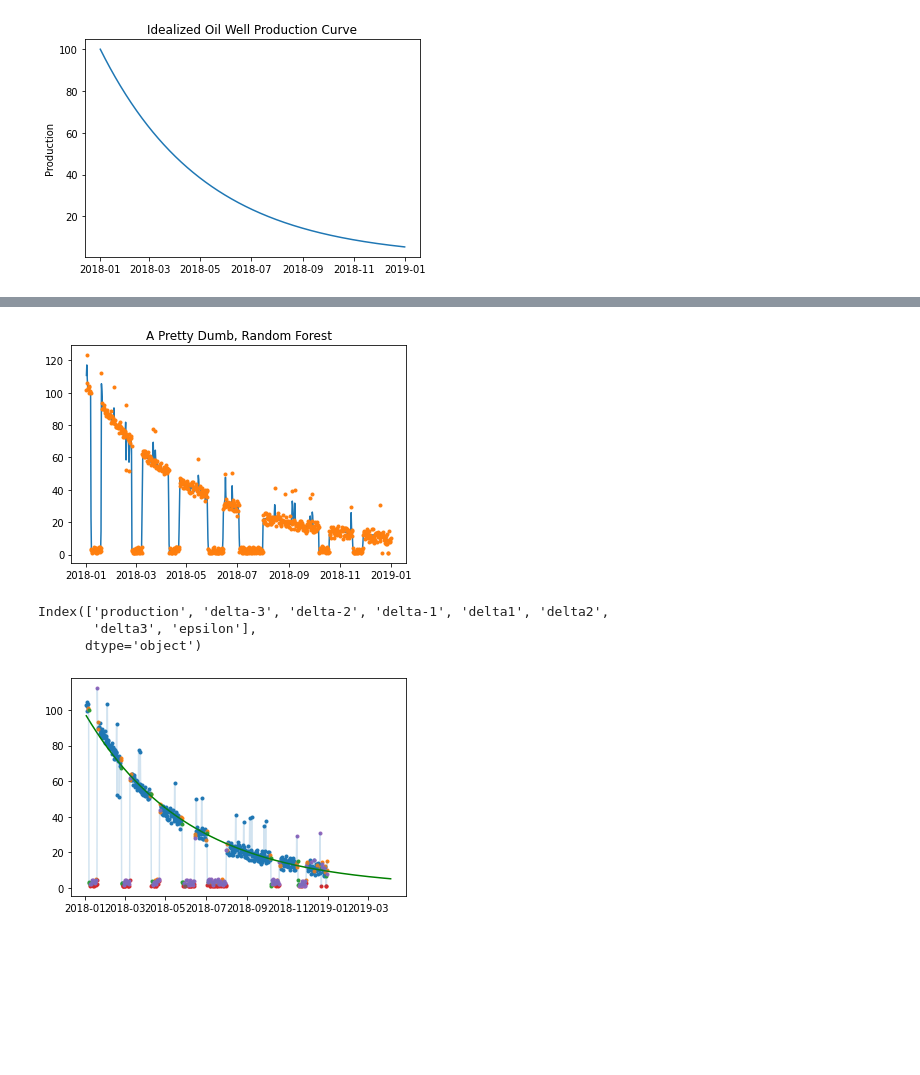
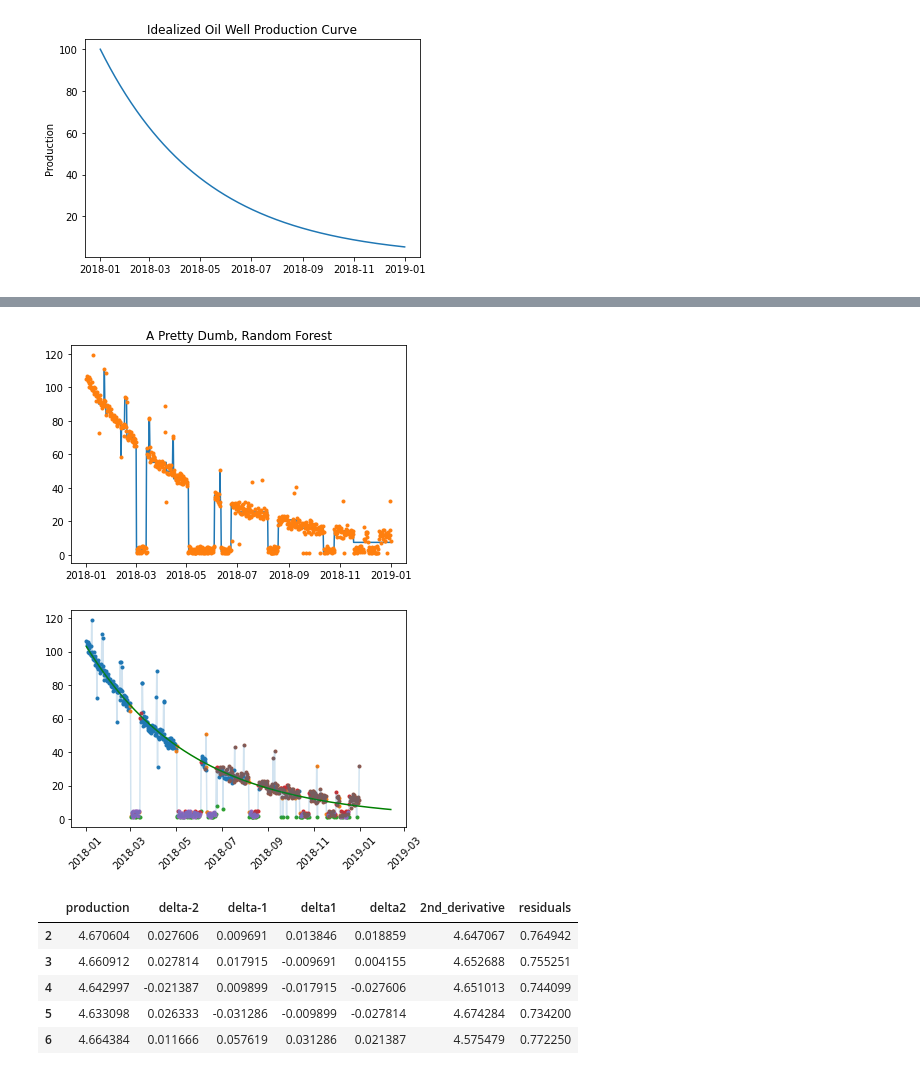
Before and after one commit to ljbelenky/decline, a Jupyter notebook: Production Modeling.ipynb, the cells around one changed output, grey strips where cells are left out. Drawn from its saved outputs; the diff is of its cells as text; code cells hidden in the pictures; blank space fills up the shorter version.

Commit message:
using residuals and 2nd derivative

```diff
--- a/Production Modeling.ipynb
+++ b/Production Modeling.ipynb
@@ -80,54 +78,64 @@ plt.title('A Pretty Dumb, Exponential Fit');
 # %%
 from sklearn.ensemble import RandomForestRegressor as RFR
-rfr = RFR(n_estimators = 10, max_depth=10).fit(data[['date']].astype(int), data['production'] )
+rfr = RFR(n_estimators = 1, max_depth=7).fit(data[['date']].astype(int), data['production'] )
 plt.plot(data['date'], rfr.predict(data[['date']].astype(int)))
 plt.plot(data['date'], data['production'], marker = '.', linestyle = '')
 plt.title('A Pretty Dumb, Random Forest');
 # %% [output]
-[figure, old version]
+[figure, new version]
 # %%
 X = data.copy()
 
 X['production'] = np.log(X['production'])
 
 '''Add Delta Columns for differences'''
-for i in [-3,-2,-1,1,2,3]:
+for i in [-2,-1,1,2]:
     X[f'delta{i}'] = X.production.diff(i)
 
-X['days_ago'] = (X['date'].max()-X['date']).dt.days
-X['epsilon'] = X['days_ago']/X['production']
+X['2nd_derivative'] = X.production.shift(1)+X.production.shift(-1)-X.production
 
-X = X.drop(['date','days_ago'], axis = 1).reset_index()
+days = (X['date']-X['date'].min()).dt.days.values.reshape(-1,1)
+
+X['residuals'] = X['production'] - LR().fit(days,X['production']).predict(days)
+
+X = X.drop(['date'], axis = 1).reset_index()
 X = X.dropna()
 indices = X['index']
 X.drop('index',axis = 1, inplace = True)
 
-print(X.columns)
-
-X = PCA(n_components = int(len(X.columns)/1.5), whiten = True).fit_transform(X)
-labels = KMeans(n_clusters=6).fit(X).predict(X)
+XX = PCA(n_components = int(len(X.columns)/1.5), whiten = True).fit_transform(X)
+labels = KMeans(n_clusters=6).fit(XX).predict(XX)
 data['labels'] = -1
 data['labels'].iloc[indices] = labels
 data = data[data['labels']>=0]
 
 majority_class = data.groupby('labels').count().sort_values('date').index[-1]
 majority = data[data['labels']==majority_class].drop('labels', axis = 1)
 majority['log_production'] = np.log(majority['production'])
 
 model = LR().fit(majority['date'].values.reshape(-1,1), majority['log_production'])
 
 prediction_dates = pd.date_range(start = majority.date.min(), end = majority.date.max() + pd.DateOffset(days = 100))
 predictions = model.predict(prediction_dates.values.astype(float).reshape(-1,1))
 predictions = np.exp(predictions)
 
 plt.plot(prediction_dates, predictions, color = 'green')
 plt.plot(data.set_index('date')['production'], alpha = .2)
 
 for label in data['labels'].unique():
     l = data[data['labels'] == label]
     plt.scatter(l['date'], l['production'], marker = '.')
+
+
+plt.xticks(rotation=45);
 # %% [output]
-Index(['production', 'delta-3', 'delta-2', 'delta-1', 'delta1', 'delta2',
-       'delta3', 'epsilon'],
-      dtype='object')
-[figure, old version]
+[figure, new version]
+# %%
+X.head()
+# %% [output]
+|  | production | delta-2 | delta-1 | delta1 | delta2 | 2nd_derivative | residuals |
+| 2 | 4.670604 | 0.027606 | 0.009691 | 0.013846 | 0.018859 | 4.647067 | 0.764942 |
+| 3 | 4.660912 | 0.027814 | 0.017915 | -0.009691 | 0.004155 | 4.652688 | 0.755251 |
+| 4 | 4.642997 | -0.021387 | 0.009899 | -0.017915 | -0.027606 | 4.651013 | 0.744099 |
+| 5 | 4.633098 | 0.026333 | -0.031286 | -0.009899 | -0.027814 | 4.674284 | 0.734200 |
+| 6 | 4.664384 | 0.011666 | 0.057619 | 0.031286 | 0.021387 | 4.575479 | 0.772250 |
```
Also changed, not shown: parts of 3 cells of this notebook.
